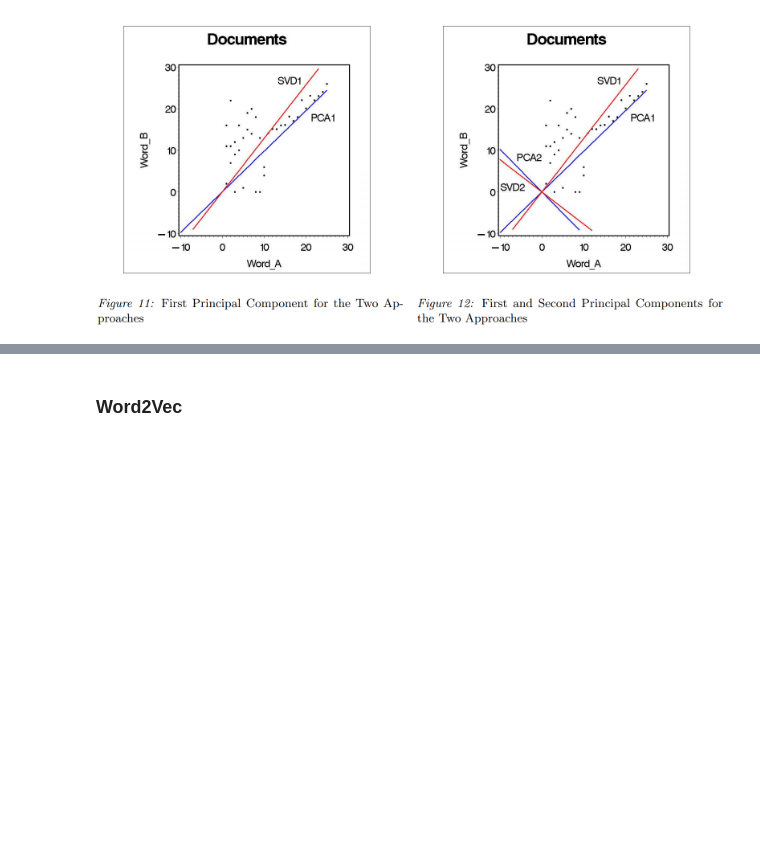
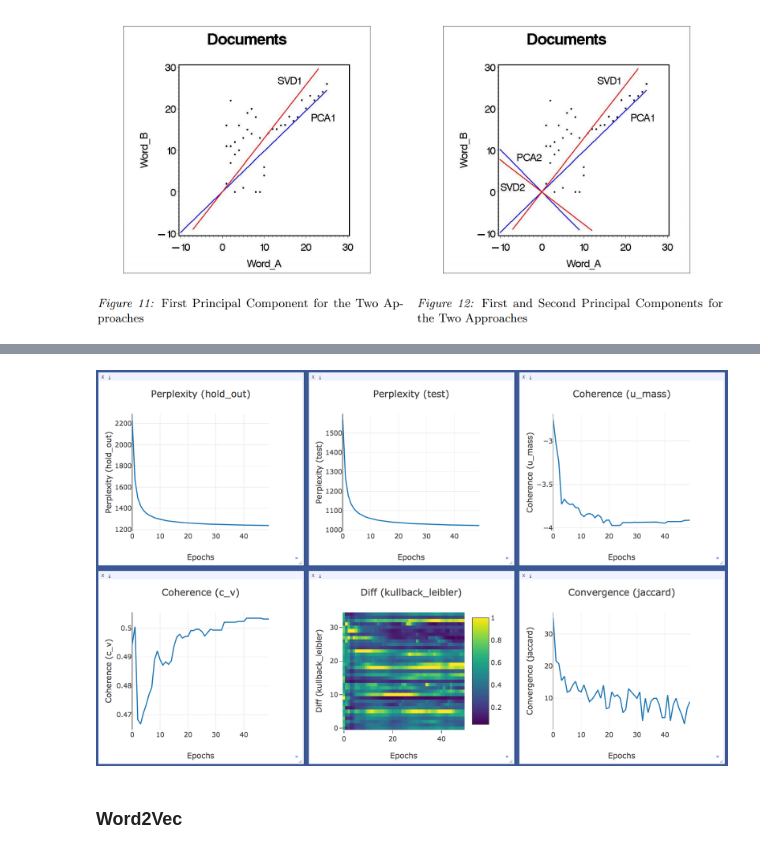
Before and after one commit to Alexjmsherman/nlp_practicum_original, a Jupyter notebook: lessons/lesson10_word_embeddings/Word Embeddings Solution.ipynb, the cells around one changed output, grey strips where cells are left out. Drawn from its saved outputs; the diff is of its cells as text; code cells hidden in the pictures; blank space fills up the shorter version.

```diff
--- a/lessons/lesson10_word_embeddings/Word Embeddings Solution.ipynb
+++ b/lessons/lesson10_word_embeddings/Word Embeddings Solution.ipynb
@@ -654,3 +800,8 @@ SOURCE: https://simonpaarlberg.com/post/latent-semantic-analyses/
+# %%
+# visdom UI
+Image("../../raw_data/images/visdom_graph.png", width=800)
+# %% [output]
+[figure, added]
 # %% [markdown]
 ### Word2Vec
 # %% [markdown]
```
Also changed, not shown: parts of 89 cells of this notebook, 1 other file.
